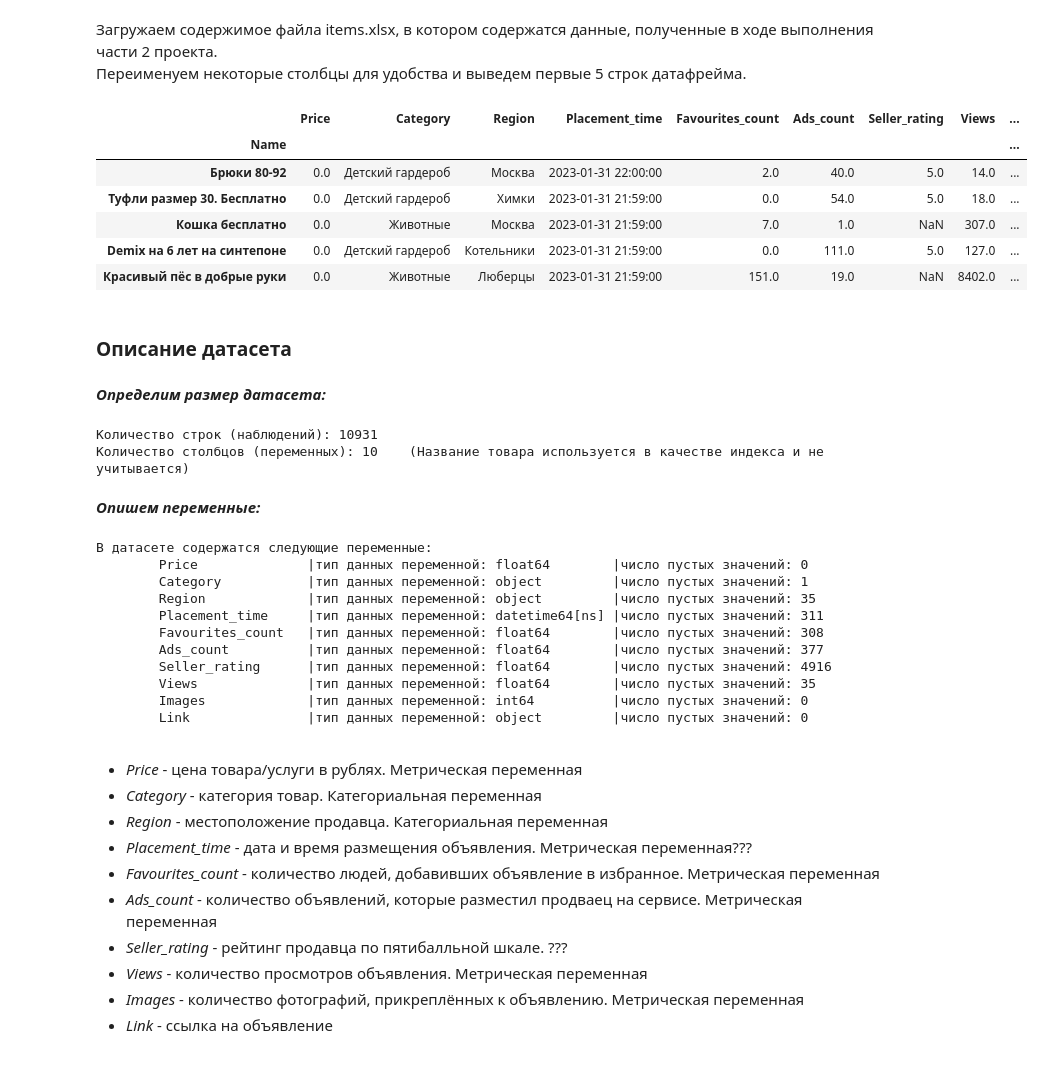
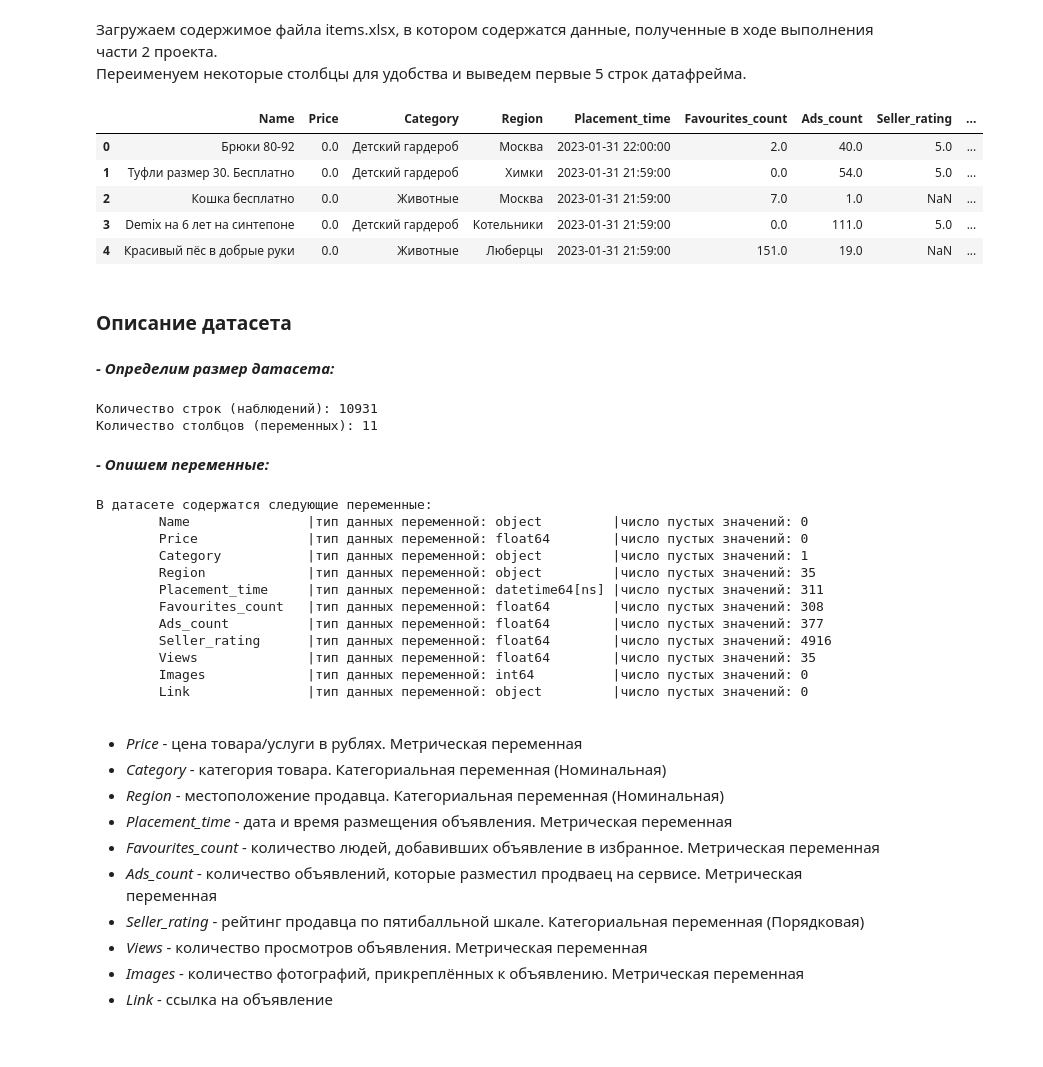
Before and after one commit to LysinKirill/ProjectNIS, a Jupyter notebook: project.ipynb, the cells around one changed output. Cells and saved outputs as stored; diff of their text form; code cells hidden in the pictures.

```diff
--- a/project.ipynb
+++ b/project.ipynb
@@ -251,48 +251,51 @@ Done! The data has been saved to the file items.xlsx
 # %%
 import pandas as pd
 
-df = pd.read_excel("items.xlsx", index_col = "Name")
+df = pd.read_excel("items.xlsx")
 # Переименуем названия столбцов датасета для более удобного доступа к ним
 df = df.rename(
     columns={
         'Time/date of placement': 'Placement_time',
         'Added to favourites': 'Favourites_count',
         'Number of views':'Views',
         'Number of images':'Images',
         'Price (in rubles)':'Price',
         'Number of seller\'s ads':'Ads_count',
         'Seller rating':'Seller_rating'
     })
 df.head()
 # %% [output]
-|  | Price | Category | Region | Placement_time | Favourites_count | Ads_count | Seller_rating | Views | ... |
-| Name |  |  |  |  |  |  |  |  | ... |
-| Брюки 80-92 | 0.0 | Детский гардероб | Москва | 2023-01-31 22:00:00 | 2.0 | 40.0 | 5.0 | 14.0 | ... |
-| Туфли размер 30. Бесплатно | 0.0 | Детский гардероб | Химки | 2023-01-31 21:59:00 | 0.0 | 54.0 | 5.0 | 18.0 | ... |
-| Кошка бесплатно | 0.0 | Животные | Москва | 2023-01-31 21:59:00 | 7.0 | 1.0 | NaN | 307.0 | ... |
-| Demix на 6 лет на синтепоне | 0.0 | Детский гардероб | Котельники | 2023-01-31 21:59:00 | 0.0 | 111.0 | 5.0 | 127.0 | ... |
-| Красивый пёс в добрые руки | 0.0 | Животные | Люберцы | 2023-01-31 21:59:00 | 151.0 | 19.0 | NaN | 8402.0 | ... |
+|  | Name | Price | Category | Region | Placement_time | Favourites_count | Ads_count | Seller_rating | ... |
+| 0 | Брюки 80-92 | 0.0 | Детский гардероб | Москва | 2023-01-31 22:00:00 | 2.0 | 40.0 | 5.0 | ... |
+| 1 | Туфли размер 30. Бесплатно | 0.0 | Детский гардероб | Химки | 2023-01-31 21:59:00 | 0.0 | 54.0 | 5.0 | ... |
+| 2 | Кошка бесплатно | 0.0 | Животные | Москва | 2023-01-31 21:59:00 | 7.0 | 1.0 | NaN | ... |
+| 3 | Demix на 6 лет на синтепоне | 0.0 | Детский гардероб | Котельники | 2023-01-31 21:59:00 | 0.0 | 111.0 | 5.0 | ... |
+| 4 | Красивый пёс в добрые руки | 0.0 | Животные | Люберцы | 2023-01-31 21:59:00 | 151.0 | 19.0 | NaN | ... |
 # %% [markdown]
 ### Описание датасета
 # %% [markdown]
-<i><b>Определим размер датасета:</b></i>
+<i><b>- Определим размер датасета:</b></i>
 # %%
 size = df.shape
 print(f"Количество строк (наблюдений): {size[0]}\n"+
-     f'Количество столбцов (переменных): {size[1]} \t(Название товара используется в качестве индекса и не учитывается)')
+     f'Количество столбцов (переменных): {size[1]}')
 # %% [output]
 Количество строк (наблюдений): 10931
-Количество столбцов (переменных): 10    (Название товара используется в качестве индекса и не учитывается)
+Количество столбцов (переменных): 11
 # %% [markdown]
-<b><i>Опишем переменные:</b></i>
+<b><i>- Опишем переменные:</b></i>
 # %%
 columns = df.columns.to_list()
 column_types = [str(i).ljust(15, ' ') for i in df.dtypes.to_list()]
 na_count = [str(i) for i in df.isna().sum()]
+
+s = [str(i) for i in df['Category']]
+df['Category'] = s;
 print("В датасете содержатся следующие переменные:")
 print(*[('\t' + i).ljust(20, ' ') + "|тип данных переменной: " + j + "|число пустых значений: " + k for i, j, k in zip(columns, column_types, na_count)], sep='\n')
 # %% [output]
 В датасете содержатся следующие переменные:
+        Name               |тип данных переменной: object         |число пустых значений: 0
         Price              |тип данных переменной: float64        |число пустых значений: 0
         Category           |тип данных переменной: object         |число пустых значений: 1
         Region             |тип данных переменной: object         |число пустых значений: 35
@@ -307,12 +310,12 @@ print(*[('\t' + i).ljust(20, ' ') + "|тип данных переменной:
 <p style="margin-left:5em;">
     <ul>
         <li><em>Price</em> - цена товара/услуги в рублях. Метрическая переменная</li>
-        <li><em>Category</em> - категория товар. Категориальная переменная</li>
-        <li><em>Region</em> - местоположение продавца. Категориальная переменная</li>
-        <li><em>Placement_time</em> - дата и время размещения объявления. Метрическая переменная???</li>
+        <li><em>Category</em> - категория товара. Категориальная переменная (Номинальная)</li>
+        <li><em>Region</em> - местоположение продавца. Категориальная переменная (Номинальная)</li>
+        <li><em>Placement_time</em> - дата и время размещения объявления. Метрическая переменная</li>
         <li><em>Favourites_count</em> - количество людей, добавивших объявление в избранное. Метрическая переменная</li>
         <li><em>Ads_count</em> - количество объявлений, которые разместил продваец на сервисе. Метрическая переменная</li>
-        <li><em>Seller_rating</em> - рейтинг продавца по пятибалльной шкале. ???</li>
+        <li><em>Seller_rating</em> - рейтинг продавца по пятибалльной шкале. Категориальная переменная (Порядковая)</li>
         <li><em>Views</em> - количество просмотров объявления. Метрическая переменная</li>
         <li><em>Images</em> - количество фотографий, прикреплённых к объявлению. Метрическая переменная</li>
         <li><em>Link</em> - ссылка на объявление</li>
```
Also changed, not shown: parts of 16 cells of this notebook.
